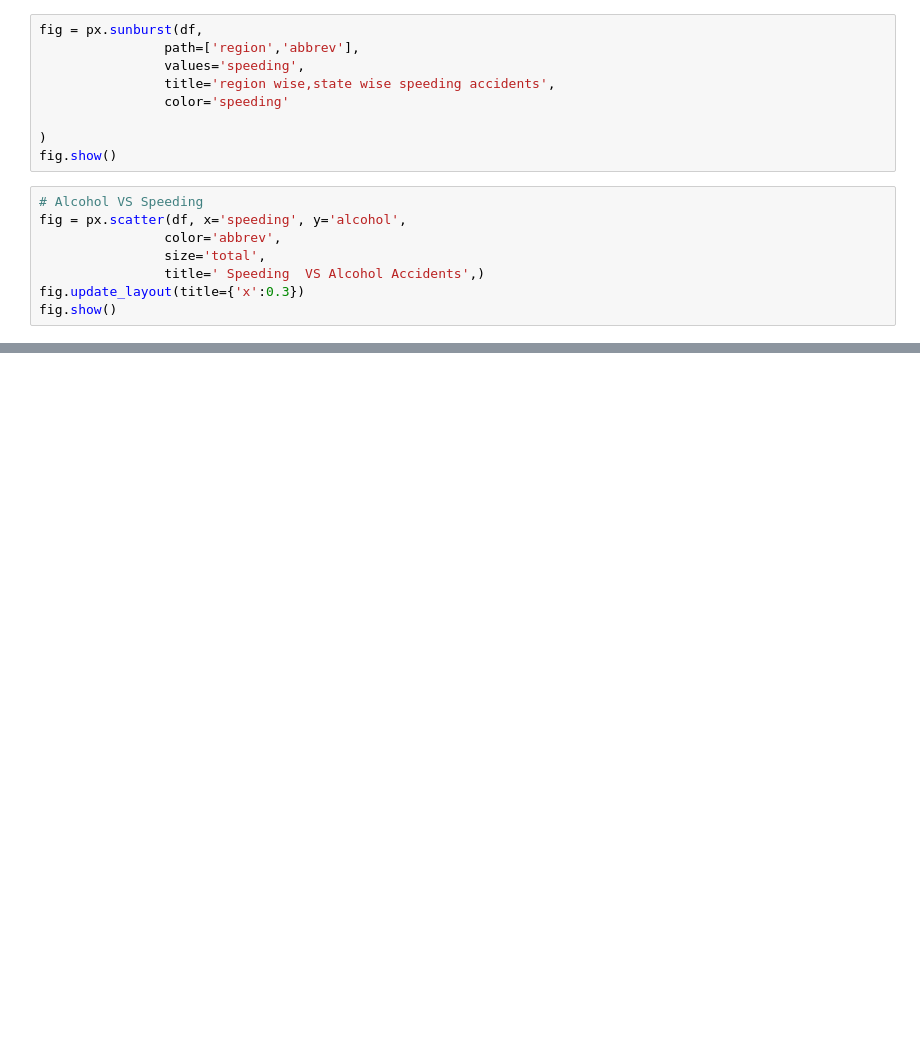
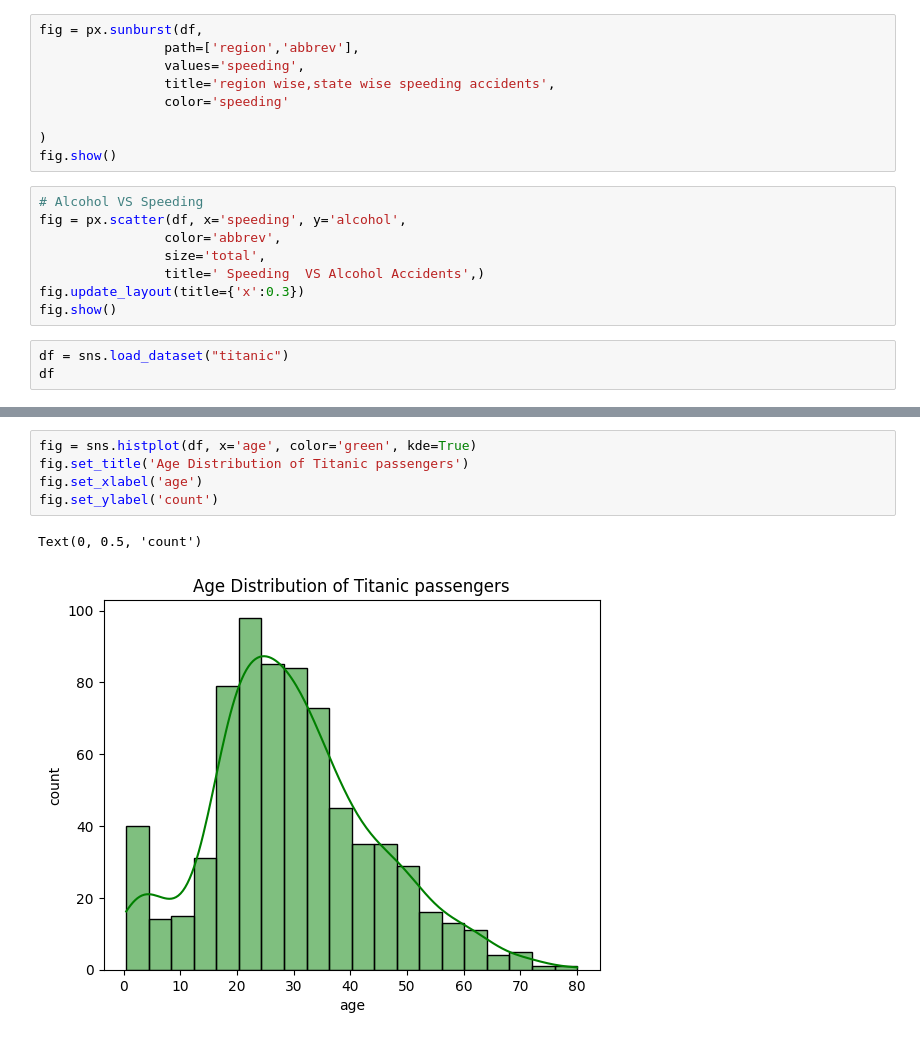
Before and after one commit to Asadkhan8090/python, a Jupyter notebook: Data Analysis/data visualization/plotly.ipynb, the cells around one changed output, grey strips where cells are left out. Cells and saved outputs as stored; diff of their text form; blank space fills up the shorter version.

```diff
--- a/Data Analysis/data visualization/plotly.ipynb
+++ b/Data Analysis/data visualization/plotly.ipynb
@@ -90,3 +90,6 @@ fig = px.scatter(df, x='speeding', y='alcohol',
                 title=' Speeding  VS Alcohol Accidents',)
 fig.update_layout(title={'x':0.3})
 fig.show()
+# %%
+df = sns.load_dataset("titanic")
+df
@@ -92,0 +110,8 @@ fig.show()
+# %%
+fig = sns.histplot(df, x='age', color='green', kde=True)
+fig.set_title('Age Distribution of Titanic passengers')
+fig.set_xlabel('age')
+fig.set_ylabel('count')
+# %% [output]
+Text(0, 0.5, 'count')
+[figure, added]
```
Also changed, not shown: parts of 3 cells of this notebook, 6 other files.
